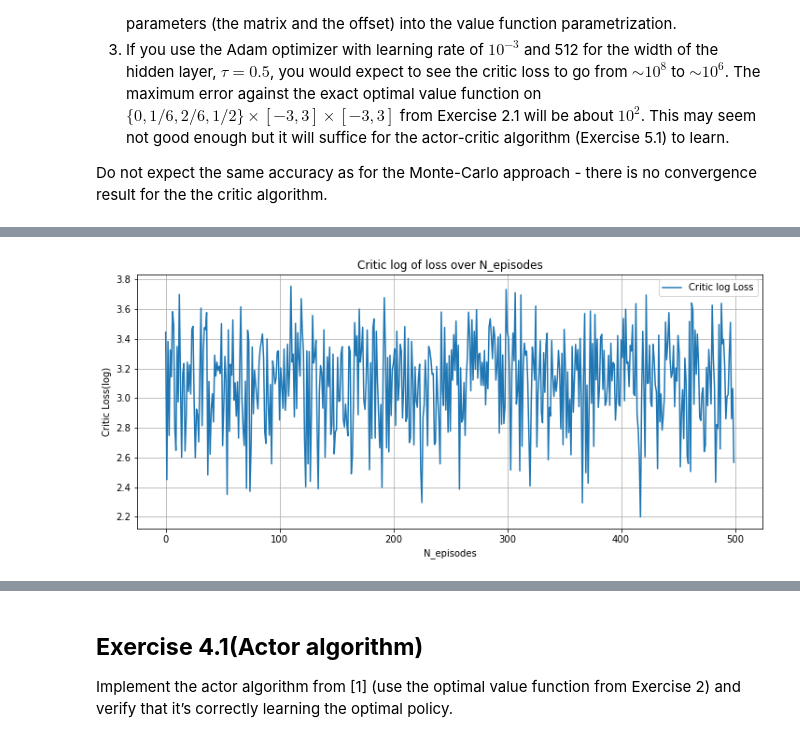
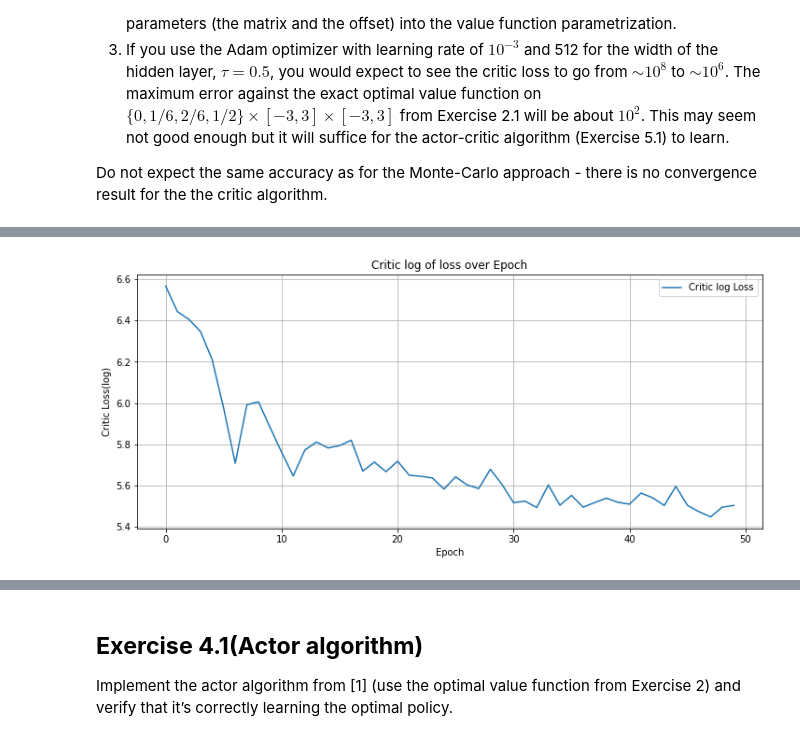
Before and after one commit to Krioooo/SCADD_Group8, a Jupyter notebook: coursework.ipynb, the cells around one changed output, grey strips where cells are left out. Cells and saved outputs as stored; diff of their text form; code cells hidden in the pictures.

```diff
--- a/coursework.ipynb
+++ b/coursework.ipynb
@@ -299,7 +299,8 @@ N = 100
 # Initialize additional input
 tau = 0.5
 gamma = 1
-n_episodes = 500
+N_episodes = 500
+Epoch = 50
 lr = 1e-3
 
 # Initialize SoftLQR environment
@@ -309,5 +310,5 @@ env = ex3_1.SoftLQREnvironment(H, M, C, D, R, sigma, T, N, tau, gamma)
 valuenn = ex3_1.ValueNN(hidden_size = 512)
 
 # (3)Use offline critic algorithm to compute critic_loss
-critic_loss = ex3_1.OfflineCriticOnly(env, valuenn, n_episodes, lr)
+critic_loss = ex3_1.OfflineCriticOnly(env, valuenn, Epoch, N_episodes, lr)
 # %% [output]
@@ -315,11 +332,9 @@ critic_loss = ex3_1.OfflineCriticOnly(env, valuenn, n_episodes, lr)
 # %%
 importlib.reload(ex3_1)
 
-average = False if n_episodes / 500 <= 1 else True
-
-ex3_1.plot_criticloss(critic_loss[0], average)
+ex3_1.plot_criticloss(critic_loss)
 # %% [output]
-[figure, old version]
+[figure, new version]
 # %%
 importlib.reload(ex3_1)
 
```
Also changed, not shown: parts of 5 cells of this notebook, 3 other files.
